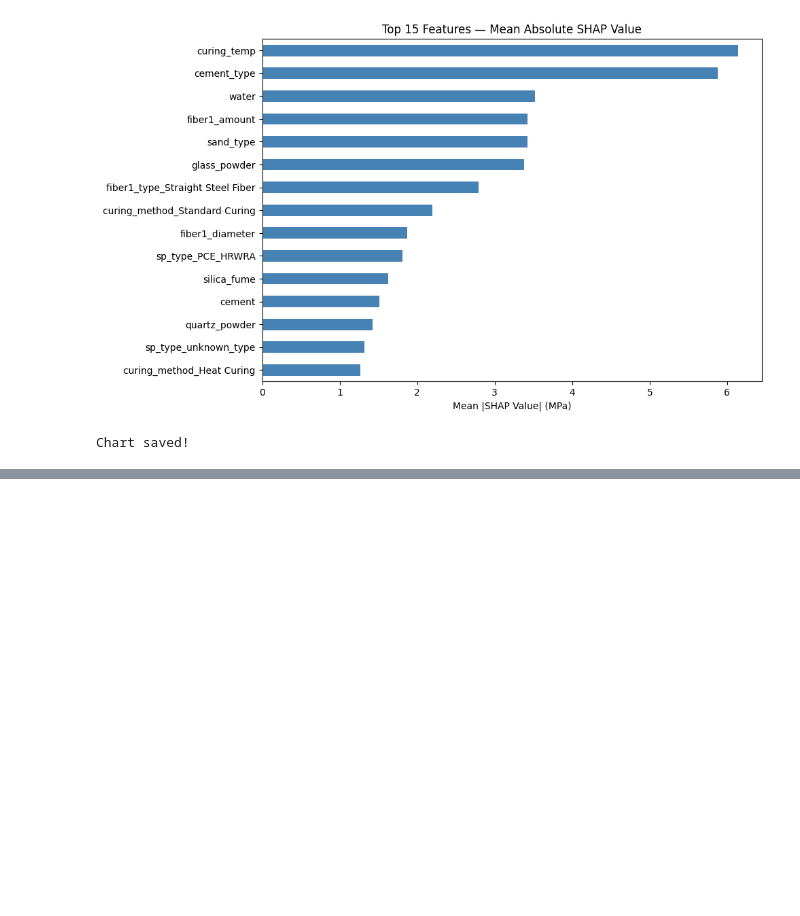
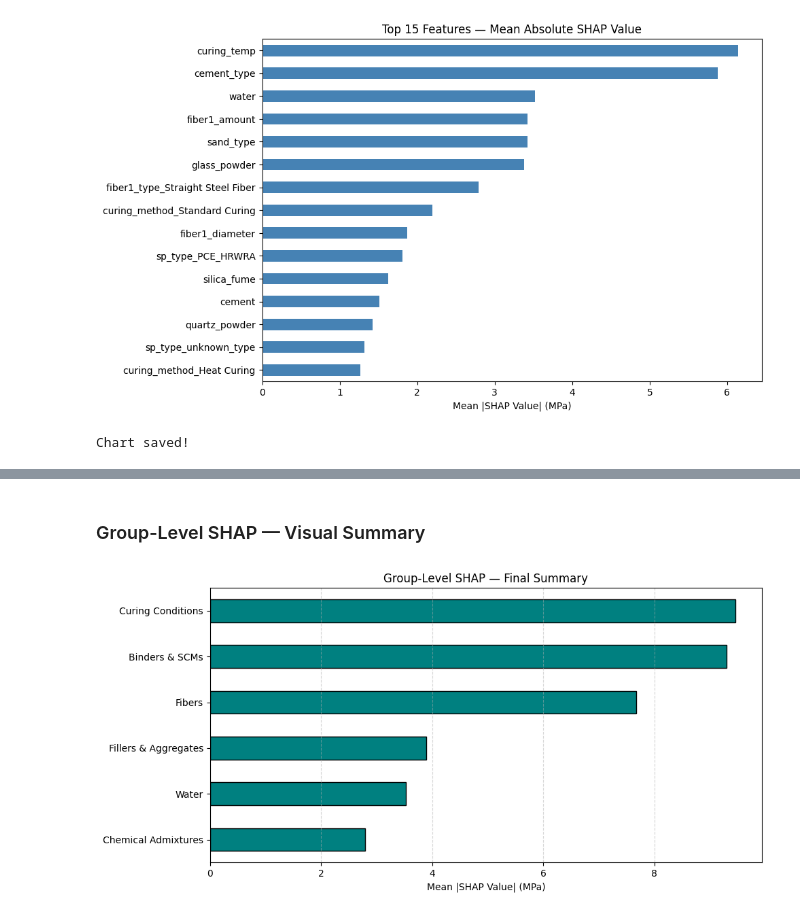
Before and after one commit to Jocund96/Data-to-Design-ML, a Jupyter notebook: S3_Tree/week10_shap.ipynb, the cells around one changed output, grey strips where cells are left out. Drawn from its saved outputs; the diff is of its cells as text; code cells hidden in the pictures; blank space fills up the shorter version.

```diff
--- a/S3_Tree/week10_shap.ipynb
+++ b/S3_Tree/week10_shap.ipynb
@@ -317,0 +321,29 @@ Chart saved!
+# %%
+feature_groups = {
+    'Binders & SCMs': ['cement', 'cement_type', 'silica_fume', 'fly_ash', 'fly_ash_type',
+                       'ggbfs', 'slag', 'slag_type', 'metakaolin', 'rice_husk_ash',
+                       'quartz_powder', 'glass_powder', 'limestone_powder',
+                       'nano_caco3', 'nano_al2o3', 'nano_tio2', 'nano_sio2'],
+    'Fillers & Aggregates': ['sand', 'sand_type', 'sand_max_size', 'filler', 'filler_type'],
+    'Fibers': ['fiber1_amount', 'fiber1_length', 'fiber1_diameter', 'fiber1_type',
+               'fiber2_amount', 'fiber2_type'],
+    'Curing Conditions': ['curing_temp', 'curing_method'],
+    'Water': ['water'],
+    'Chemical Admixtures': ['sp_amount', 'sp_type']
+}
+
+raw_to_group = {}
+for g_name, f_list in feature_groups.items():
+    for col in f_list:
+        if col in raw_features:
+            raw_to_group[col] = g_name
+
+unassigned = [c for c in raw_features if c not in raw_to_group]
+print("Unassigned features:", unassigned)
+
+shap_by_group = pd.DataFrame(0.0, index=range(len(X_test_raw)), columns=list(feature_groups.keys()))
+for rn in raw_features:
+    shap_by_group[raw_to_group[rn]] += shap_by_raw[rn]
+
+group_shap_importance = shap_by_group.abs().mean().sort_values(ascending=False)
+print(group_shap_importance)
@@ -536,0 +521,15 @@ Why did the model fail?
+# %% [markdown]
+### Group-Level SHAP — Visual Summary
+# %%
+# Group-level SHAP bar chart
+plt.figure(figsize=(10, 5))
+group_shap_importance.plot(kind='barh', color='teal', edgecolor='black')
+plt.title('Group-Level SHAP — Final Summary')
+plt.xlabel('Mean |SHAP Value| (MPa)')
+plt.gca().invert_yaxis()
+plt.grid(axis='x', linestyle='--', alpha=0.5)
+plt.tight_layout()
+plt.savefig('shap_group_summary.png', dpi=150)
+plt.show()
+# %% [output]
+[figure, added]
```
Also changed, not shown: parts of 14 cells of this notebook, 3 other files.
